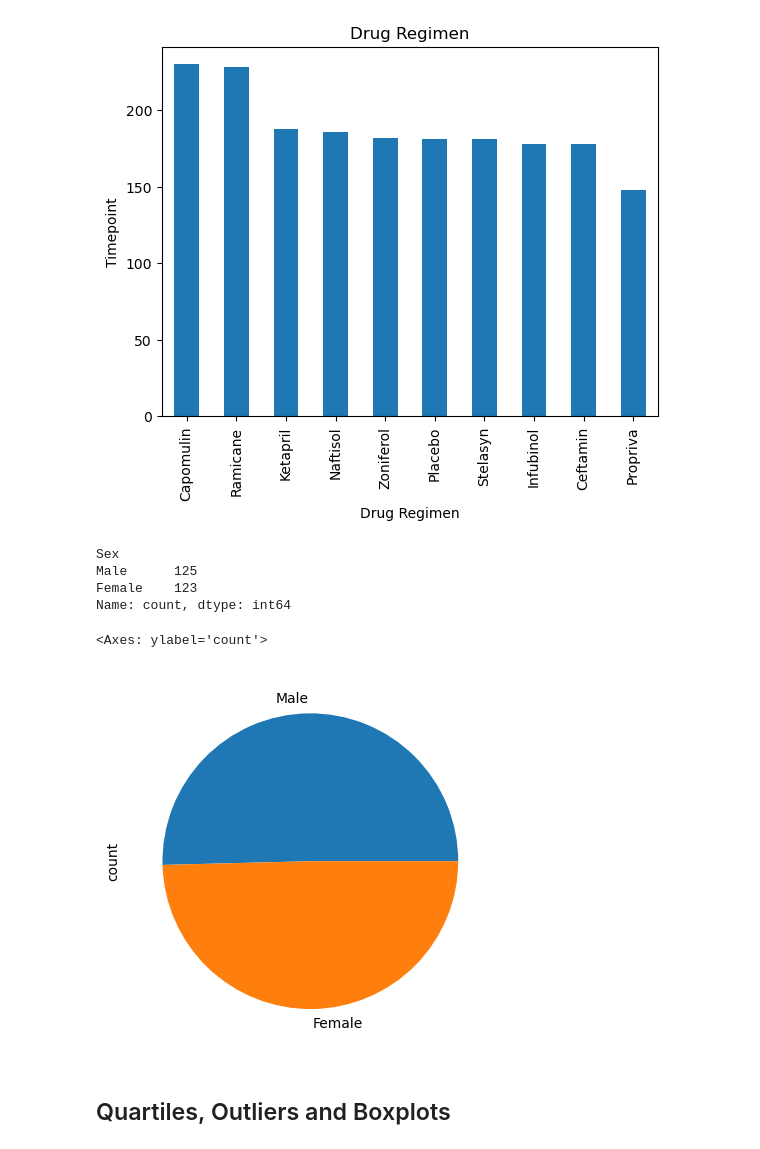
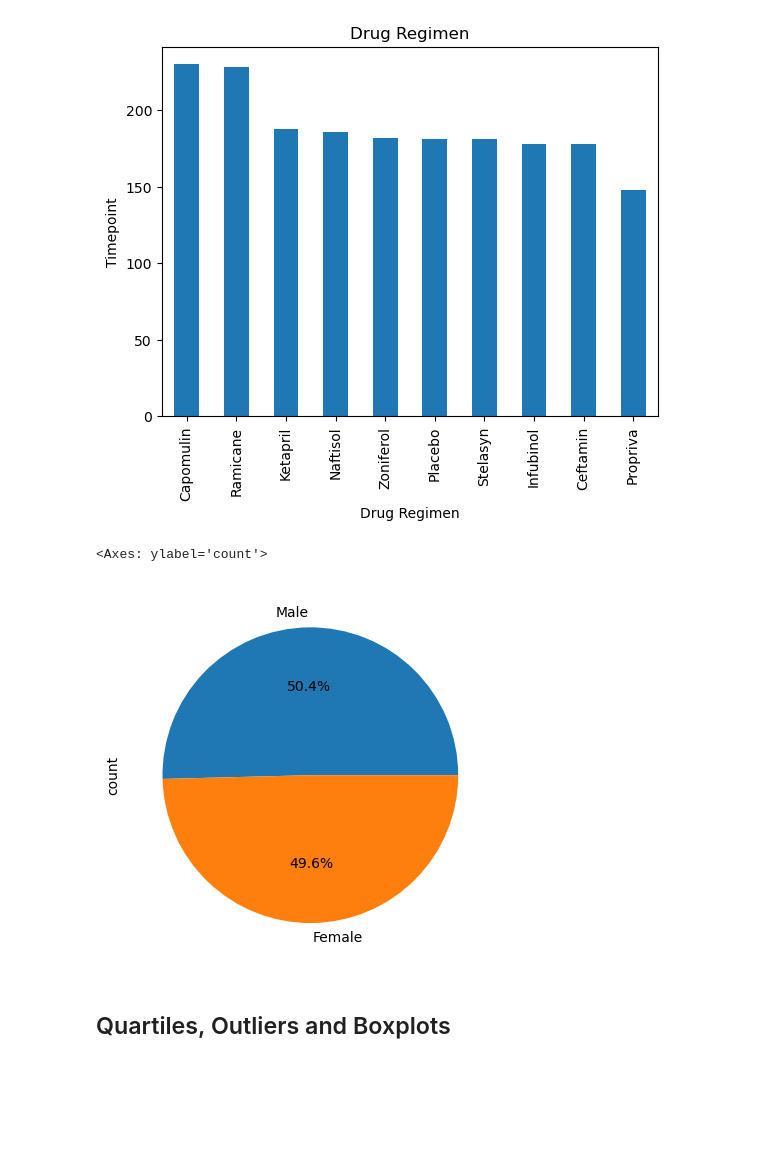
Before and after one commit to bschaeffer192/mod5, a Jupyter notebook: Pymaceuticals/pymaceuticals_starter.ipynb, the cells around one changed output. Cells and saved outputs as stored; diff of their text form; code cells hidden in the pictures; blank space fills up the shorter version.

```diff
--- a/Pymaceuticals/pymaceuticals_starter.ipynb
+++ b/Pymaceuticals/pymaceuticals_starter.ipynb
@@ -161,24 +161,17 @@ plt.show()
 # %% [output]
 [figure]
 [figure]
-# %%
-counts
-# %% [output]
-Sex
-Male      125
-Female    123
-Name: count, dtype: int64
 # %%
 # Generate a pie chart, using pyplot, showing the distribution of unique female versus male mice used in the study
 
 # Get the unique mice with their gender
 unique_values = mouse_study[["Mouse ID","Sex"]].drop_duplicates()
 counts = unique_values.Sex.value_counts()
 # Make the pie chart
-counts.plot(kind = 'pie')
+counts.plot(kind = 'pie', autopct='%1.1f%%')
 # %% [output]
 <Axes: ylabel='count'>
-[figure, old version]
+[figure, new version]
 # %% [markdown]
 ## Quartiles, Outliers and Boxplots
 # %%
```
